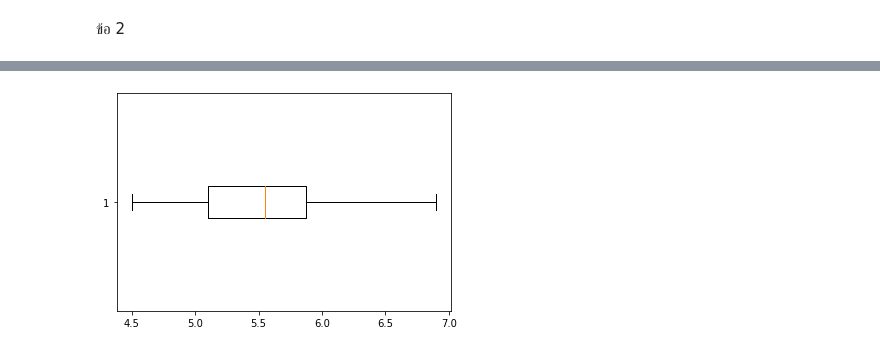
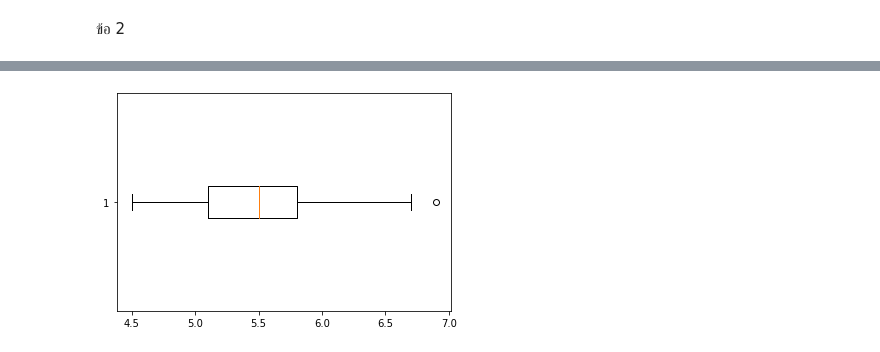
Before and after one commit to nualpair/data_viz_2022, a Jupyter notebook: DataViz02_Data_Distribution_.ipynb, the cells around one changed output, grey strips where cells are left out. Saved outputs shown, nothing was run; the diff lists cells and outputs as text; code cells hidden in the pictures.

```diff
--- a/DataViz02_Data_Distribution_.ipynb
+++ b/DataViz02_Data_Distribution_.ipynb
@@ -369,4 +369,4 @@ versicolor = plt.boxplot(df2['PetalLength'][51:100],vert=False)  #ดอกท
 # %%
-verginiga = plt.boxplot(df2['PetalLength'][100:],vert=False)  #verginiga
+verginiga = plt.boxplot(df2['PetalLength'][101:],vert=False)  #verginiga
 # %% [output]
-[figure, old version]
+[figure, new version]
```
Also changed, not shown: parts of 2 cells of this notebook.
